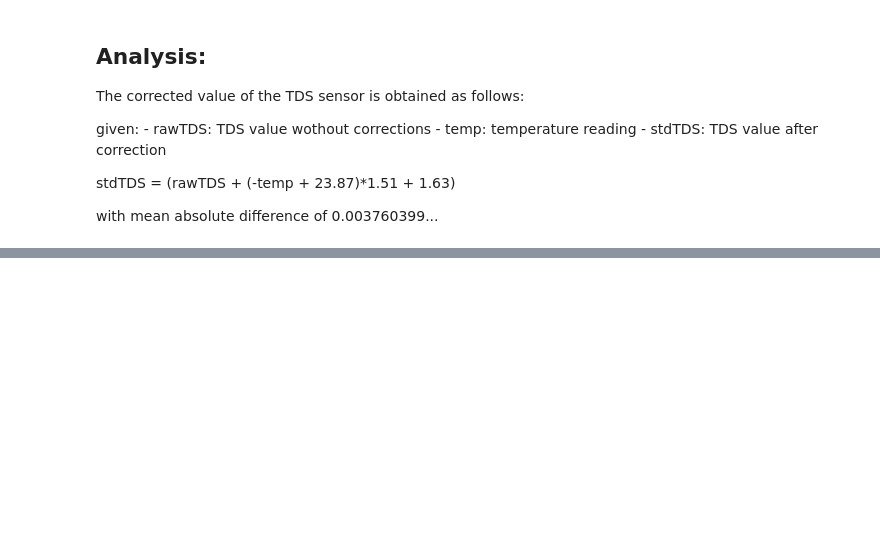
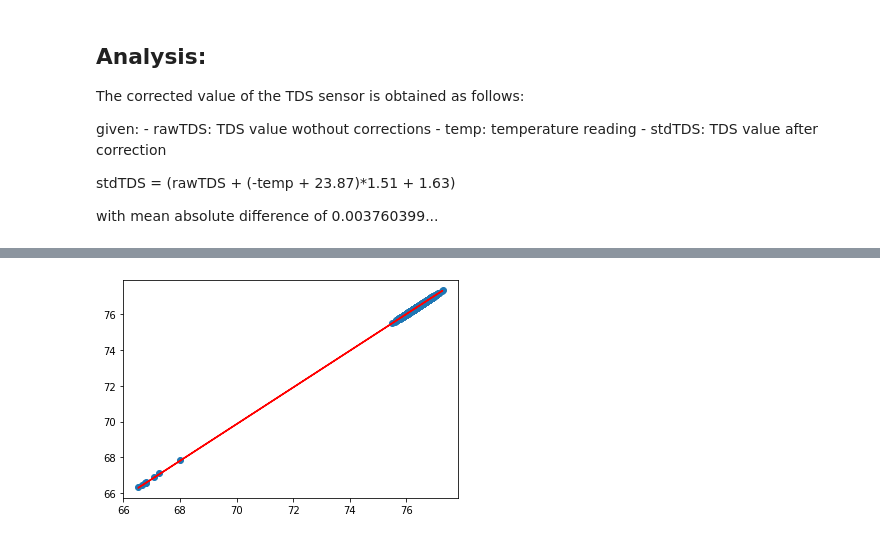
Before and after one commit to saru-d2/esw-32-proj, a Jupyter notebook: esw_analysis/analysis.ipynb, the cells around one changed output, grey strips where cells are left out. Cells and saved outputs as stored; diff of their text form; code cells hidden in the pictures; blank space fills up the shorter version.

```diff
--- a/esw_analysis/analysis.ipynb
+++ b/esw_analysis/analysis.ipynb
@@ -72,0 +93,7 @@ meanErr
+# %%
+predicted = LR.predict(rawTest.reshape(-1,1))
+plt.scatter(rawTest, STDTest)
+plt.plot(rawTest, predicted, color='r')
+plt.show()
+# %% [output]
+[figure, added]
```
Also changed, not shown: parts of 12 cells of this notebook, 2 other files.
